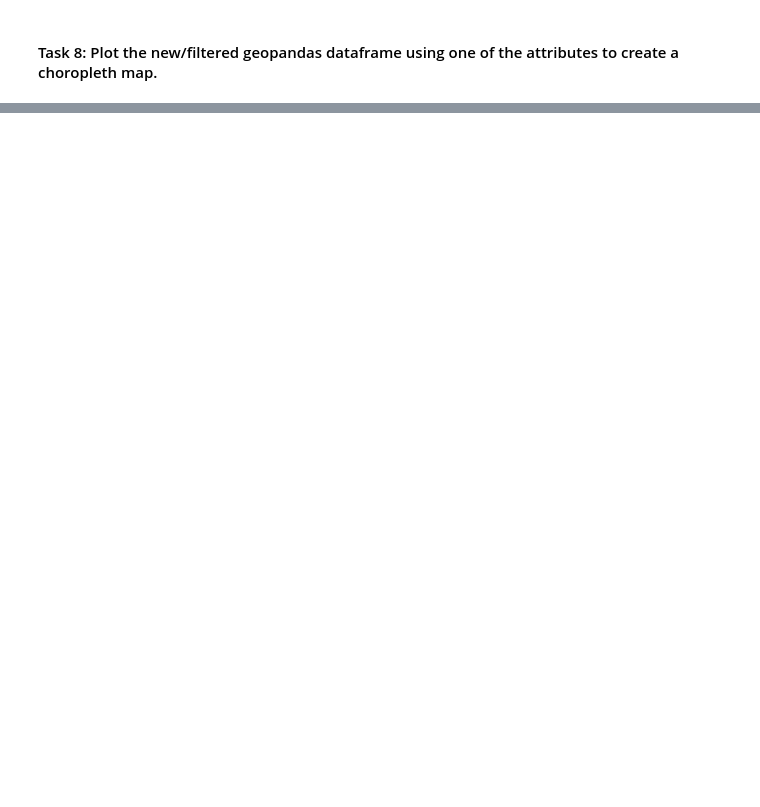
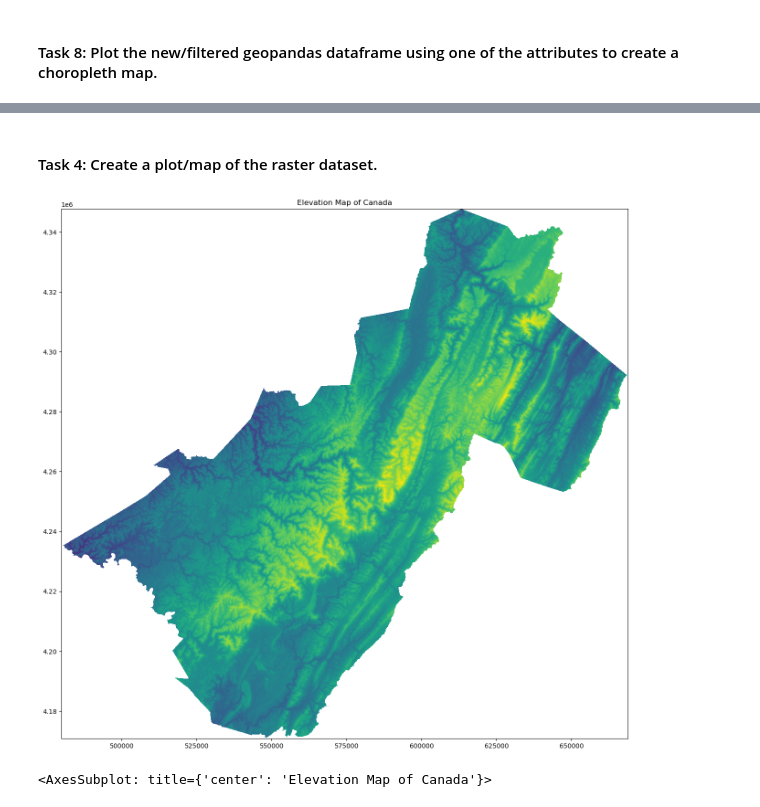
Before and after one commit to SeanH0122/PY4SA23_Assignment, a Jupyter notebook: Assignment No 2 - Sean Healy.ipynb, the cells around one changed output, grey strips where cells are left out. Saved outputs shown, nothing was run; the diff lists cells and outputs as text; code cells hidden in the pictures; blank space fills up the shorter version.

Commit message:
Final Assignment Update

```diff
--- a/Assignment No 2 - Sean Healy.ipynb
+++ b/Assignment No 2 - Sean Healy.ipynb
@@ -351,0 +356,10 @@ Text(81.47222222222221, 0.5, 'Y Coordinates')
+# %%
+# Import relevant libraries
+import rasterio
+
+# Define file path
+elev_file_path = "/Users/seanhealy/Desktop/PY4SA23_Assignment/Assignment_2_Data/elev.tif"
+
+# Read the file
+with rasterio.open(elev_file_path) as dataset:
+    crs = dataset.crs
@@ -351,0 +386,18 @@ Text(81.47222222222221, 0.5, 'Y Coordinates')
+# %% [markdown]
+#### Task 4: Create a plot/map of the raster dataset.
+# %%
+# Import Relevant function from rasterio
+from rasterio.plot import show
+
+# Creating the map
+elev_map = rasterio.open(elev_file_path)
+
+# Formatting the map
+fig, ax = pyplot.subplots(figsize = (16, 16))
+pyplot.title('Elevation Map of Canada')
+
+# Showing the map
+show(elev_map)
+# %% [output]
+[figure, added]
+<AxesSubplot: title={'center': 'Elevation Map of Canada'}>
```
Also changed, not shown: parts of 32 cells of this notebook, 2 other files.
